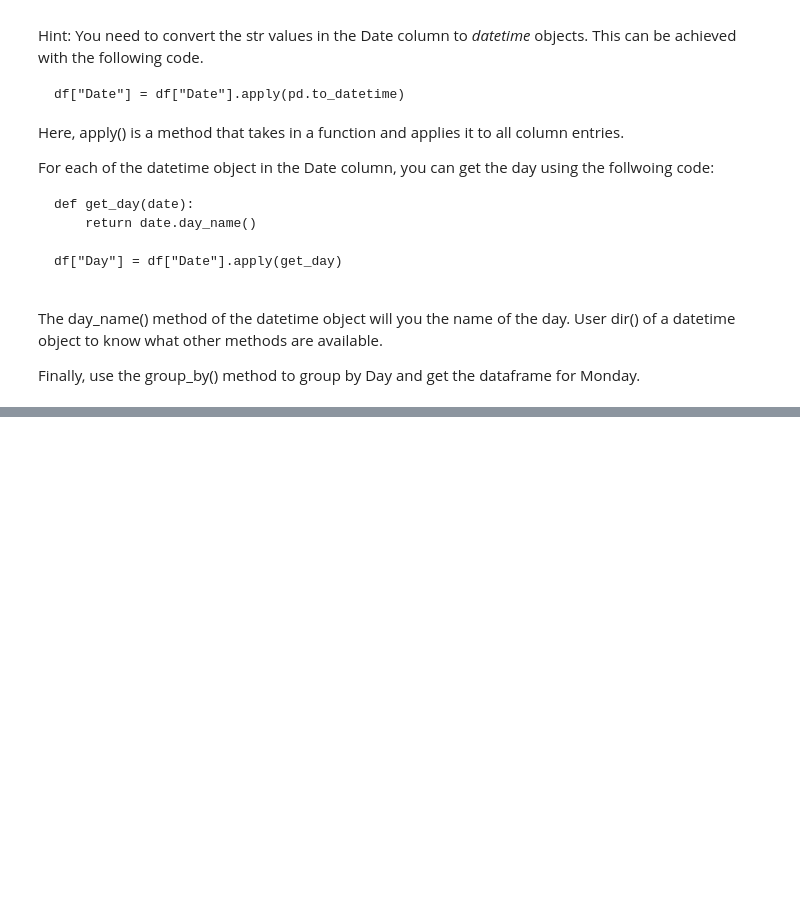
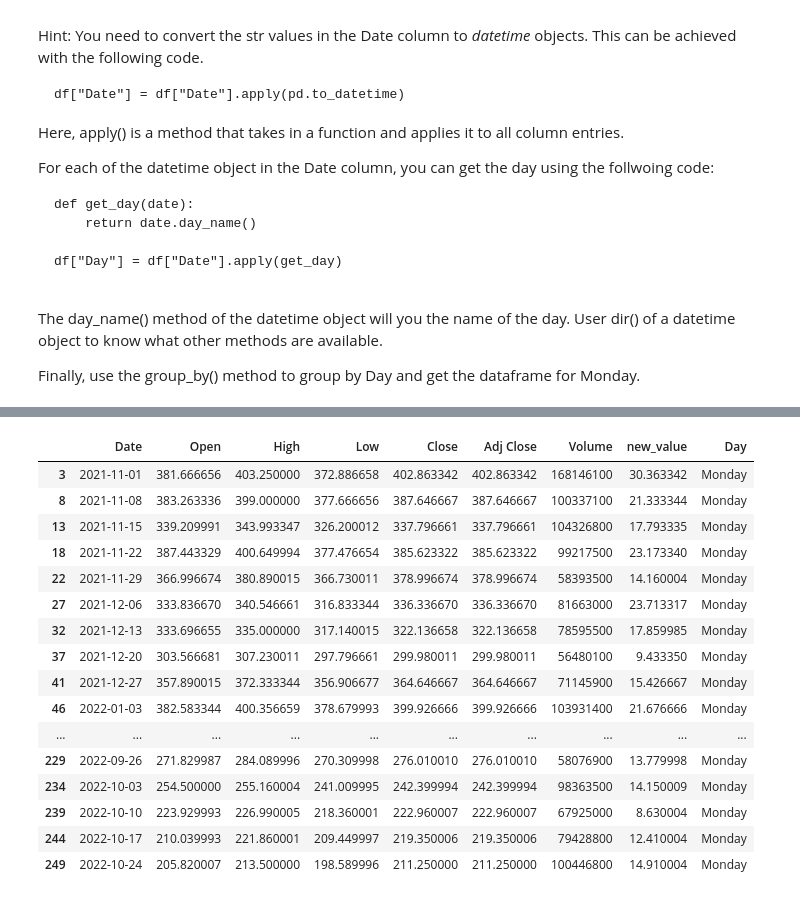
Before and after one commit to vinayak2019/UK_Bootcamp, a Jupyter notebook: 2023/Solutions/Data_analysis_pandas.ipynb, the cells around one changed output, grey strips where cells are left out. Cells and saved outputs as stored; diff of their text form; code cells hidden in the pictures; blank space fills up the shorter version.

```diff
--- a/2023/Solutions/Data_analysis_pandas.ipynb
+++ b/2023/Solutions/Data_analysis_pandas.ipynb
@@ -466,0 +547,2 @@ Hint: Similar to subtracting numbers. Use the respective columns (Series)
+# %%
+df["new_value"] = df["High"] - df["Low"]
@@ -494,0 +588,2 @@ Finally, use the group_by() method to group by Day and get the dataframe for Mon
+# %%
+df["Date"] = df["Date"].apply(pd.to_datetime)
@@ -494,0 +596,5 @@ Finally, use the group_by() method to group by Day and get the dataframe for Mon
+# %%
+def get_day(date):
+    return date.day_name()
+
+df["Day"] = df["Date"].apply(get_day)
@@ -494,0 +617,20 @@ Finally, use the group_by() method to group by Day and get the dataframe for Mon
+# %%
+df[(df["Day"] == "Monday")]
+# %% [output]
+|  | Date | Open | High | Low | Close | Adj Close | Volume | new_value | Day |
+| 3 | 2021-11-01 | 381.666656 | 403.250000 | 372.886658 | 402.863342 | 402.863342 | 168146100 | 30.363342 | Monday |
+| 8 | 2021-11-08 | 383.263336 | 399.000000 | 377.666656 | 387.646667 | 387.646667 | 100337100 | 21.333344 | Monday |
+| 13 | 2021-11-15 | 339.209991 | 343.993347 | 326.200012 | 337.796661 | 337.796661 | 104326800 | 17.793335 | Monday |
+| 18 | 2021-11-22 | 387.443329 | 400.649994 | 377.476654 | 385.623322 | 385.623322 | 99217500 | 23.173340 | Monday |
+| 22 | 2021-11-29 | 366.996674 | 380.890015 | 366.730011 | 378.996674 | 378.996674 | 58393500 | 14.160004 | Monday |
+| 27 | 2021-12-06 | 333.836670 | 340.546661 | 316.833344 | 336.336670 | 336.336670 | 81663000 | 23.713317 | Monday |
+| 32 | 2021-12-13 | 333.696655 | 335.000000 | 317.140015 | 322.136658 | 322.136658 | 78595500 | 17.859985 | Monday |
+| 37 | 2021-12-20 | 303.566681 | 307.230011 | 297.796661 | 299.980011 | 299.980011 | 56480100 | 9.433350 | Monday |
+| 41 | 2021-12-27 | 357.890015 | 372.333344 | 356.906677 | 364.646667 | 364.646667 | 71145900 | 15.426667 | Monday |
+| 46 | 2022-01-03 | 382.583344 | 400.356659 | 378.679993 | 399.926666 | 399.926666 | 103931400 | 21.676666 | Monday |
+| ... | ... | ... | ... | ... | ... | ... | ... | ... | ... |
+| 229 | 2022-09-26 | 271.829987 | 284.089996 | 270.309998 | 276.010010 | 276.010010 | 58076900 | 13.779998 | Monday |
+| 234 | 2022-10-03 | 254.500000 | 255.160004 | 241.009995 | 242.399994 | 242.399994 | 98363500 | 14.150009 | Monday |
+| 239 | 2022-10-10 | 223.929993 | 226.990005 | 218.360001 | 222.960007 | 222.960007 | 67925000 | 8.630004 | Monday |
+| 244 | 2022-10-17 | 210.039993 | 221.860001 | 209.449997 | 219.350006 | 219.350006 | 79428800 | 12.410004 | Monday |
+| 249 | 2022-10-24 | 205.820007 | 213.500000 | 198.589996 | 211.250000 | 211.250000 | 100446800 | 14.910004 | Monday |
```
Also changed, not shown: parts of 20 cells of this notebook.
